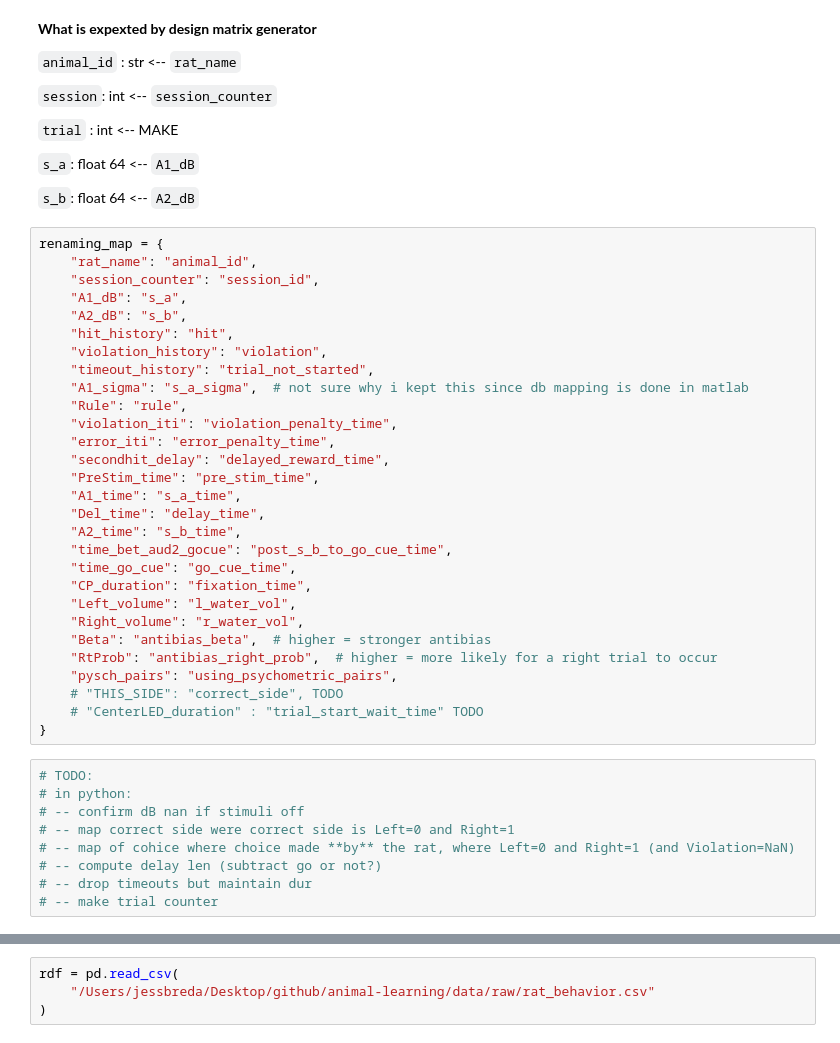
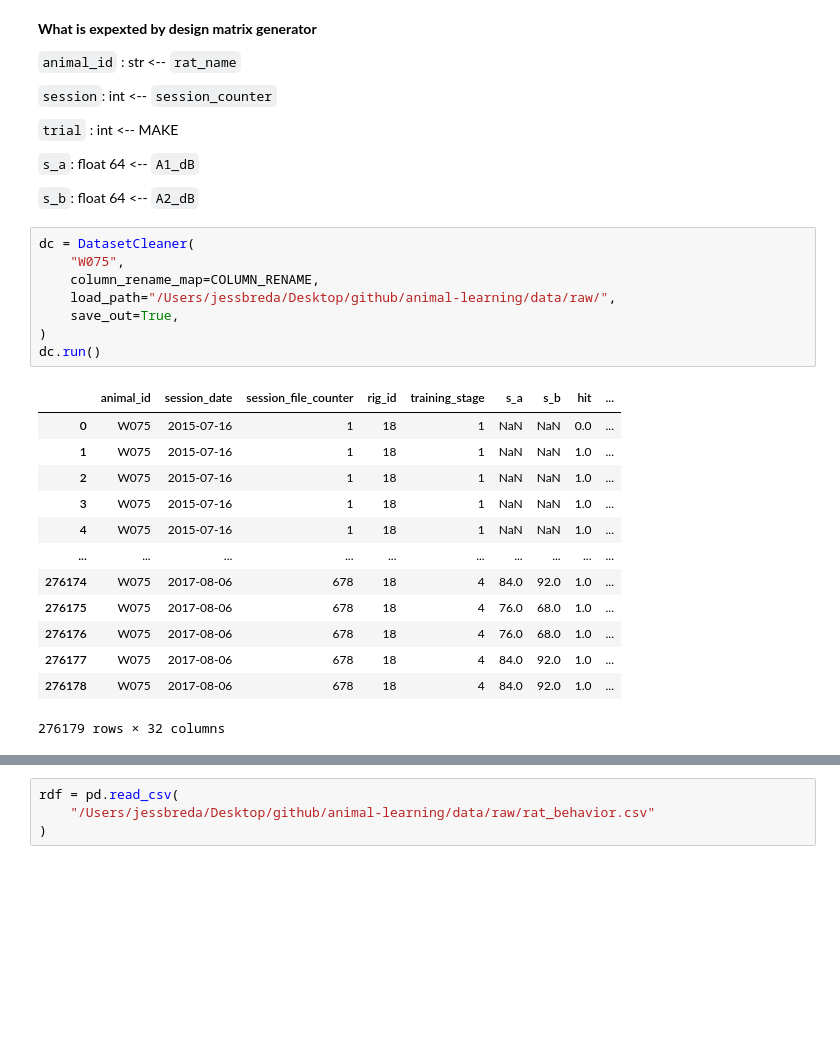
Before and after one commit to jess-breda/violations-multinomial, a Jupyter notebook: notebooks/2024_01_23_dev_new_dataset_cleaning.ipynb, the cells around one changed output, grey strips where cells are left out. Drawn from its saved outputs; the diff is of its cells as text; blank space fills up the shorter version.

```diff
--- a/notebooks/2024_01_23_dev_new_dataset_cleaning.ipynb
+++ b/notebooks/2024_01_23_dev_new_dataset_cleaning.ipynb
@@ -28,41 +30,25 @@ import numpy as np
 `s_a`: float 64 <-- `A1_dB`
 
 `s_b`: float 64 <-- `A2_dB`
-# %%
-renaming_map = {
-    "rat_name": "animal_id",
-    "session_counter": "session_id",
-    "A1_dB": "s_a",
-    "A2_dB": "s_b",
-    "hit_history": "hit",
-    "violation_history": "violation",
-    "timeout_history": "trial_not_started",
-    "A1_sigma": "s_a_sigma",  # not sure why i kept this since db mapping is done in matlab
-    "Rule": "rule",
-    "violation_iti": "violation_penalty_time",
-    "error_iti": "error_penalty_time",
-    "secondhit_delay": "delayed_reward_time",
-    "PreStim_time": "pre_stim_time",
-    "A1_time": "s_a_time",
-    "Del_time": "delay_time",
-    "A2_time": "s_b_time",
-    "time_bet_aud2_gocue": "post_s_b_to_go_cue_time",
-    "time_go_cue": "go_cue_time",
-    "CP_duration": "fixation_time",
-    "Left_volume": "l_water_vol",
-    "Right_volume": "r_water_vol",
-    "Beta": "antibias_beta",  # higher = stronger antibias
-    "RtProb": "antibias_right_prob",  # higher = more likely for a right trial to occur
-    "pysch_pairs": "using_psychometric_pairs",
-    # "THIS_SIDE": "correct_side", TODO
-    # "CenterLED_duration" : "trial_start_wait_time" TODO
-}
-# %%
-# TODO:
-# in python:
-# -- confirm dB nan if stimuli off
-# -- map correct side were correct side is Left=0 and Right=1
-# -- map of cohice where choice made **by** the rat, where Left=0 and Right=1 (and Violation=NaN)
-# -- compute delay len (subtract go or not?)
-# -- drop timeouts but maintain dur
-# -- make trial counter
+# %%
+dc = DatasetCleaner(
+    "W075",
+    column_rename_map=COLUMN_RENAME,
+    load_path="/Users/jessbreda/Desktop/github/animal-learning/data/raw/",
+    save_out=True,
+)
+dc.run()
+# %% [output]
+|  | animal_id | session_date | session_file_counter | rig_id | training_stage | s_a | s_b | hit | ... |
+| 0 | W075 | 2015-07-16 | 1 | 18 | 1 | NaN | NaN | 0.0 | ... |
+| 1 | W075 | 2015-07-16 | 1 | 18 | 1 | NaN | NaN | 1.0 | ... |
+| 2 | W075 | 2015-07-16 | 1 | 18 | 1 | NaN | NaN | 1.0 | ... |
+| 3 | W075 | 2015-07-16 | 1 | 18 | 1 | NaN | NaN | 1.0 | ... |
+| 4 | W075 | 2015-07-16 | 1 | 18 | 1 | NaN | NaN | 1.0 | ... |
+| ... | ... | ... | ... | ... | ... | ... | ... | ... | ... |
+| 276174 | W075 | 2017-08-06 | 678 | 18 | 4 | 84.0 | 92.0 | 1.0 | ... |
+| 276175 | W075 | 2017-08-06 | 678 | 18 | 4 | 76.0 | 68.0 | 1.0 | ... |
+| 276176 | W075 | 2017-08-06 | 678 | 18 | 4 | 76.0 | 68.0 | 1.0 | ... |
+| 276177 | W075 | 2017-08-06 | 678 | 18 | 4 | 84.0 | 92.0 | 1.0 | ... |
+| 276178 | W075 | 2017-08-06 | 678 | 18 | 4 | 84.0 | 92.0 | 1.0 | ... |
+276179 rows × 32 columns
```
Also changed, not shown: parts of 16 cells of this notebook, 4 other files.
